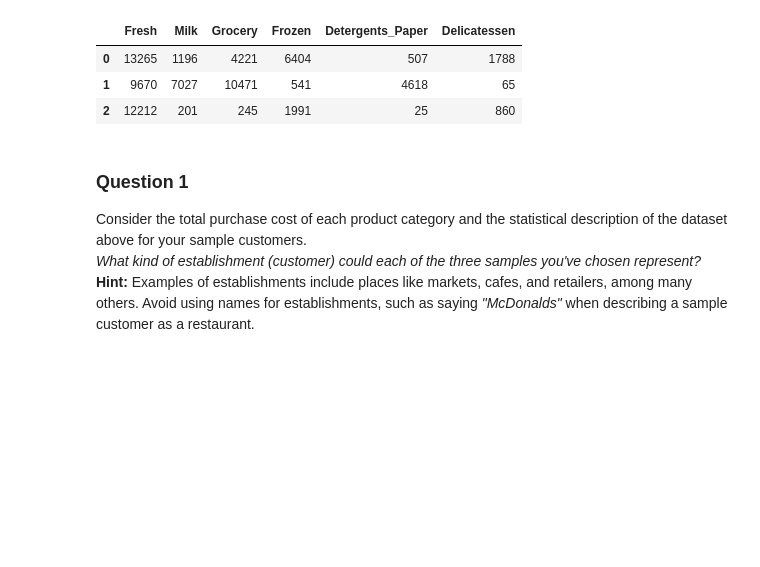
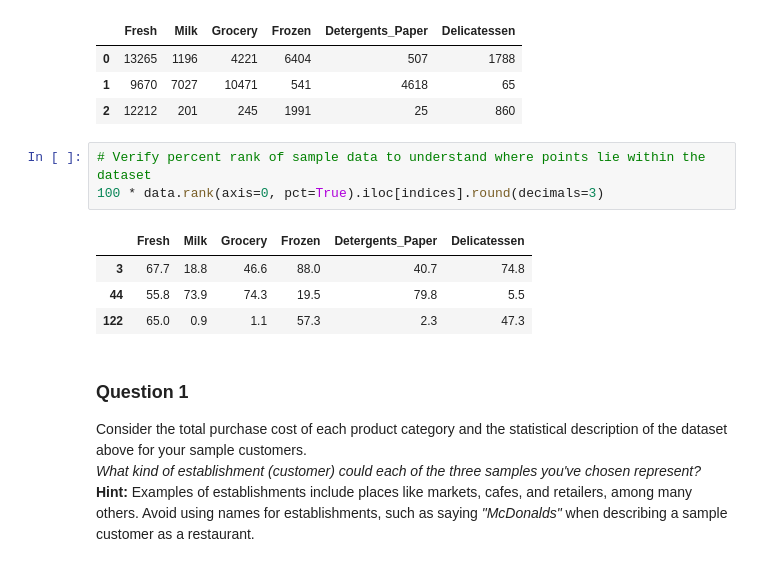
Before and after one commit to trdelgado/Udacity-MLND, a Jupyter notebook: customer_segments/customer_segments.ipynb, the cells around one changed output. Cells and saved outputs as stored; diff of their text form; blank space fills up the shorter version.

```diff
--- a/customer_segments/customer_segments.ipynb
+++ b/customer_segments/customer_segments.ipynb
@@ -72,6 +72,14 @@ Chosen samples of wholesale customers dataset:
 | 0 | 13265 | 1196 | 4221 | 6404 | 507 | 1788 |
 | 1 | 9670 | 7027 | 10471 | 541 | 4618 | 65 |
 | 2 | 12212 | 201 | 245 | 1991 | 25 | 860 |
+# %%
+# Verify percent rank of sample data to understand where points lie within the dataset
+100 * data.rank(axis=0, pct=True).iloc[indices].round(decimals=3)
+# %% [output]
+|  | Fresh | Milk | Grocery | Frozen | Detergents_Paper | Delicatessen |
+| 3 | 67.7 | 18.8 | 46.6 | 88.0 | 40.7 | 74.8 |
+| 44 | 55.8 | 73.9 | 74.3 | 19.5 | 79.8 | 5.5 |
+| 122 | 65.0 | 0.9 | 1.1 | 57.3 | 2.3 | 47.3 |
 # %% [markdown]
 ### Question 1
 Consider the total purchase cost of each product category and the statistical description of the dataset above for your sample customers.
```
Also changed, not shown: parts of 11 cells of this notebook, 5 other files.
